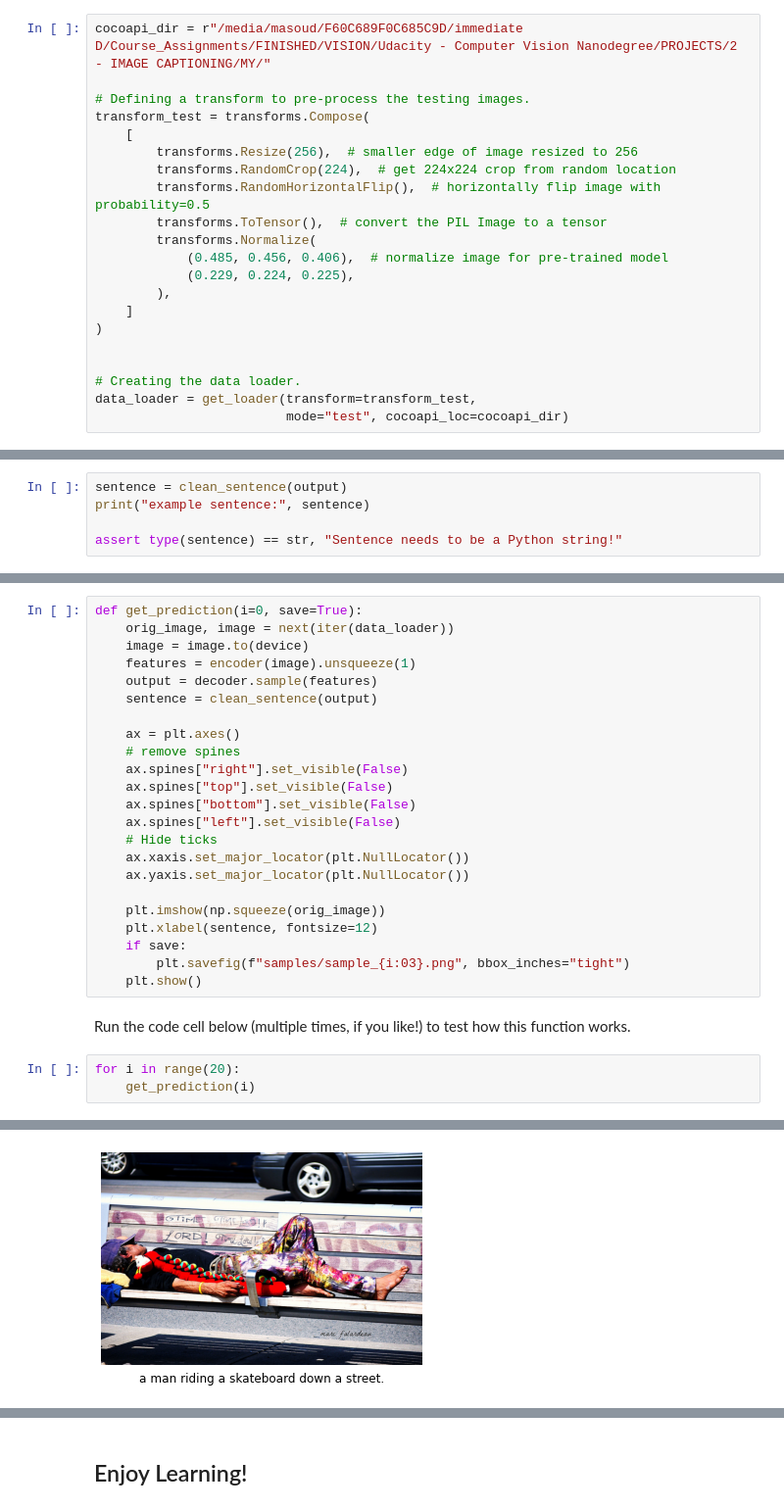
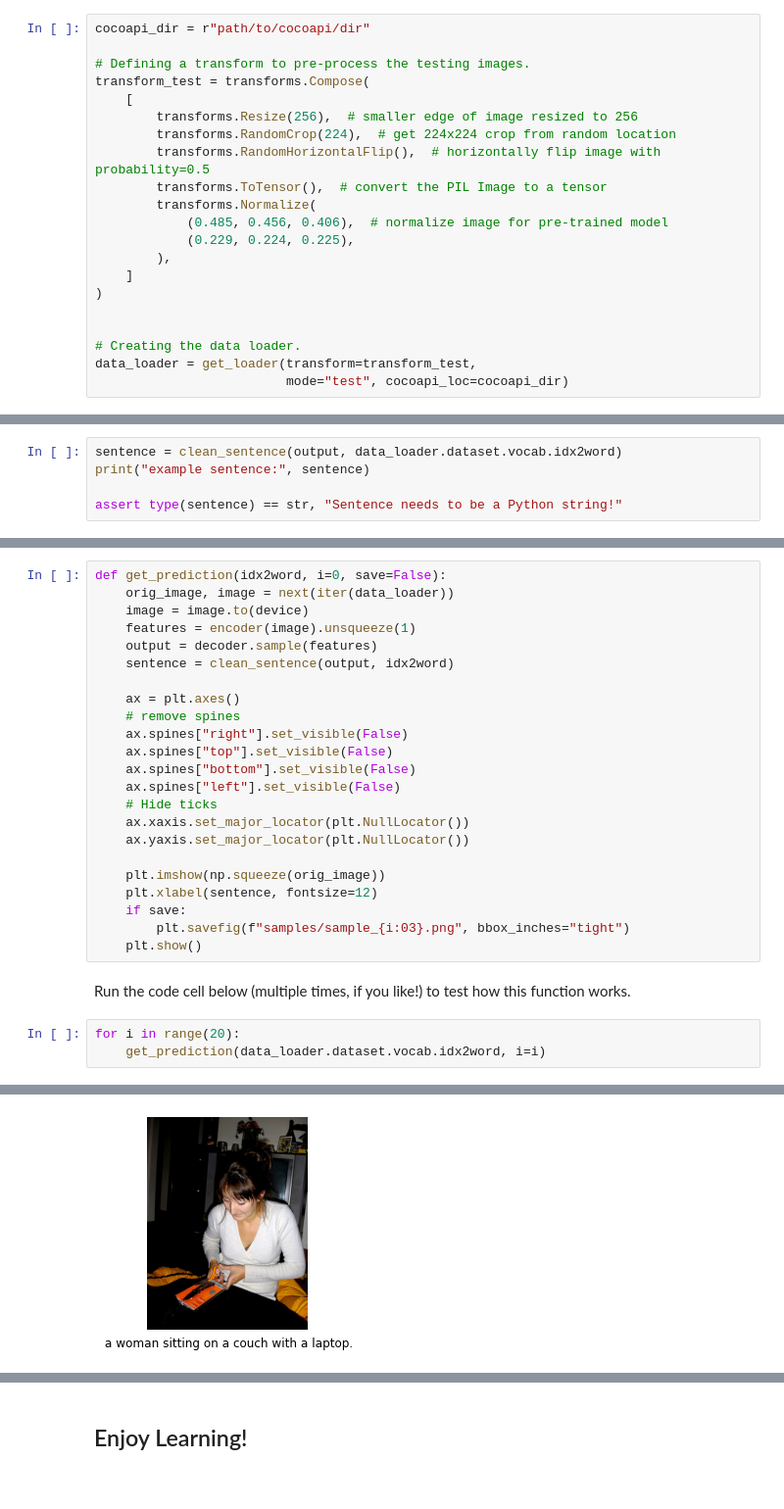
Before and after one commit to iamirmasoud/image_captioning, a Jupyter notebook: 3_Inference.ipynb, the cells around one changed output, grey strips where cells are left out. Shown at 98% size. Saved outputs shown, nothing was run; the diff lists cells and outputs as text.

```diff
--- a/3_Inference.ipynb
+++ b/3_Inference.ipynb
@@ -37,5 +35,5 @@ The autoreload extension is already loaded. To reload it, use:
 # %%
-cocoapi_dir = r"/media/masoud/F60C689F0C685C9D/immediate D/Course_Assignments/FINISHED/VISION/Udacity - Computer Vision Nanodegree/PROJECTS/2 - IMAGE CAPTIONING/MY/"
+cocoapi_dir = r"path/to/cocoapi/dir"
 
 # Defining a transform to pre-process the testing images.
 transform_test = transforms.Compose(
@@ -145,7 +143,7 @@ example output: [0, 3, 1946, 130, 170, 39, 32, 1991, 13, 3, 1812, 18, 1]
 
 In the code cell below, the `clean_sentence` function takes a list of integers (corresponding to the variable `output` in **Step 3**) as input and return the corresponding predicted sentence (as a single Python string).
 # %%
-sentence = clean_sentence(output)
+sentence = clean_sentence(output, data_loader.dataset.vocab.idx2word)
 print("example sentence:", sentence)
 
 assert type(sentence) == str, "Sentence needs to be a Python string!"
@@ -157,12 +155,12 @@ example sentence: a bird is standing on the shore of a lake.
 
 In the code cell below, we have written a function (`get_prediction`) to loop over images in the test dataset and print the model's predicted caption.
 # %%
-def get_prediction(i=0, save=True):
+def get_prediction(idx2word, i=0, save=False):
     orig_image, image = next(iter(data_loader))
     image = image.to(device)
     features = encoder(image).unsqueeze(1)
     output = decoder.sample(features)
-    sentence = clean_sentence(output)
+    sentence = clean_sentence(output, idx2word)
 
     ax = plt.axes()
     # remove spines
@@ -183,5 +181,5 @@ def get_prediction(i=0, save=True):
 Run the code cell below (multiple times, if you like!) to test how this function works.
 # %%
 for i in range(20):
-    get_prediction(i)
+    get_prediction(data_loader.dataset.vocab.idx2word, i=i)
 # %% [output]
@@ -189 +187 @@ for i in range(20):
-[figure, old version]
+[figure, new version]
```
Also changed, not shown: parts of 5 cells of this notebook, 3 other files.
